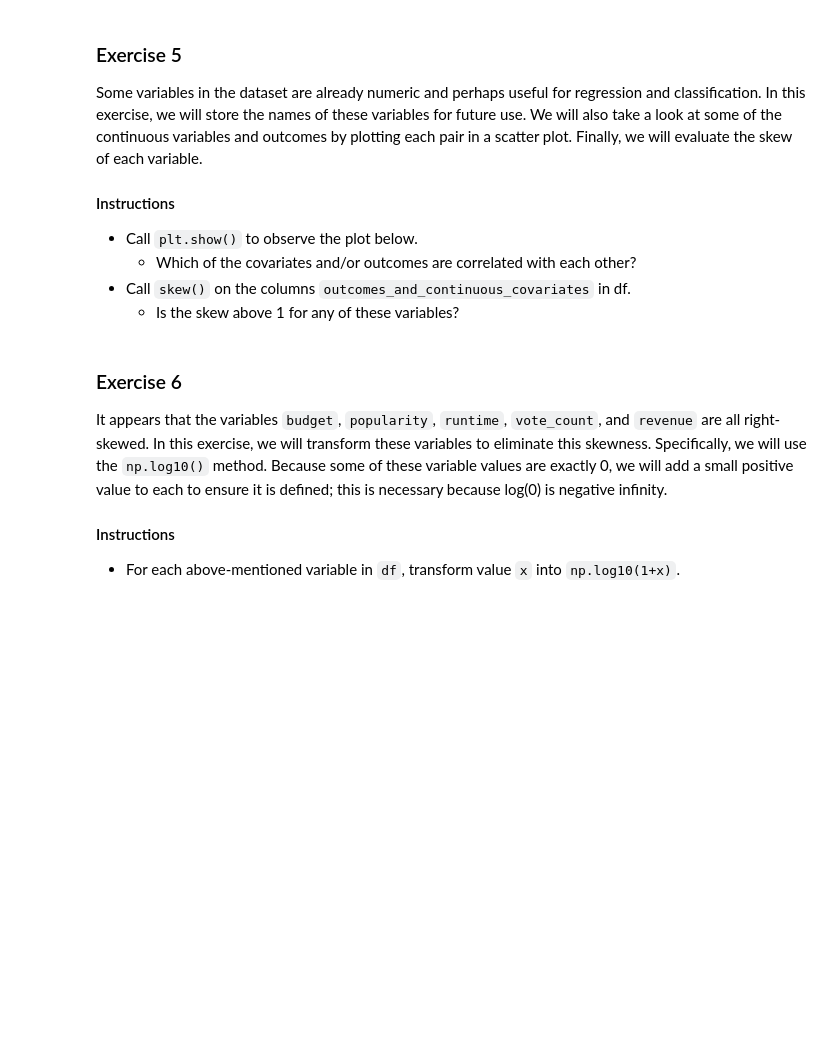
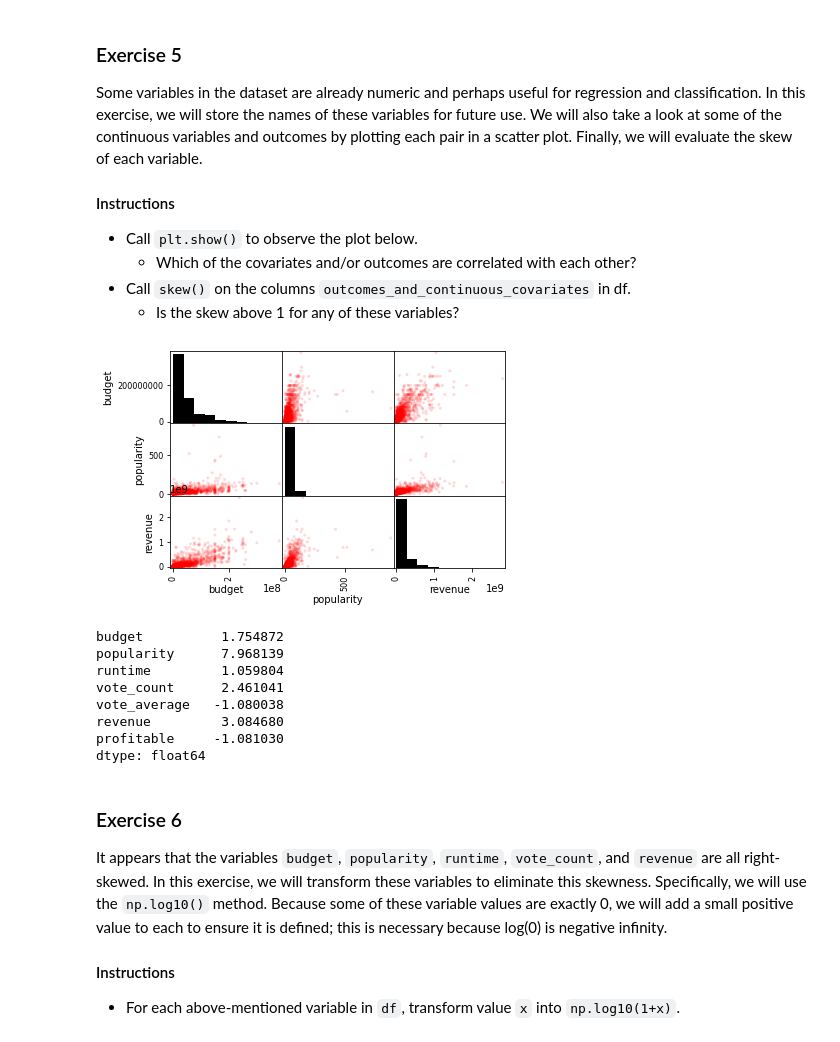
Before and after one commit to StefanSan26/Python-for-research-edx, a Jupyter notebook: CS7-linear-regression-movies/HW5-1.ipynb, the cells around one changed output. Cells and saved outputs as stored; diff of their text form; code cells hidden in the pictures; blank space fills up the shorter version.

```diff
--- a/CS7-linear-regression-movies/HW5-1.ipynb
+++ b/CS7-linear-regression-movies/HW5-1.ipynb
@@ -70,0 +69,5 @@ For simplicity, we will proceed by analyzing only the rows without any missing d
+# %%
+# Enter code here.
+df = df.replace([np.inf, -np.inf], np.nan)
+df = df.dropna(how="any")
+df
@@ -82,0 +107,12 @@ Many of the variables in our dataframe contain the names of genre, actors/actres
+# %%
+list_genres = df.genres.apply(lambda x: x.split(","))
+genres = []
+for row in list_genres:
+    row = [genre.strip() for genre in row]
+    for genre in row:
+        if genre not in genres:
+            genres.append(genre)
+
+for genre in genres:
+    df[genre] = df['genres'].str.contains(genre).astype(int)
+df[genres].head()
@@ -93,13 +136,25 @@ Some variables in the dataset are already numeric and perhaps useful for regress
 # %%
 continuous_covariates = ['budget', 'popularity', 'runtime', 'vote_count', 'vote_average']
 outcomes_and_continuous_covariates = continuous_covariates + [regression_target, classification_target]
 plotting_variables = ['budget', 'popularity', regression_target]
 
 axes = pd.plotting.scatter_matrix(df[plotting_variables], alpha=0.15, \
        color=(0,0,0), hist_kwds={"color":(0,0,0)}, facecolor=(1,0,0))
 # show the plot.
-
+plt.show()
 # determine the skew.
+ske=df[outcomes_and_continuous_covariates].skew(axis=0,skipna=True)
+ske
+# %% [output]
+[figure, added]
+budget          1.754872
+popularity      7.968139
+runtime         1.059804
+vote_count      2.461041
+vote_average   -1.080038
+revenue         3.084680
+profitable     -1.081030
+dtype: float64
 # %% [markdown]
 ### Exercise 6
 
```
Also changed, not shown: parts of 10 cells of this notebook, 13 other files.
